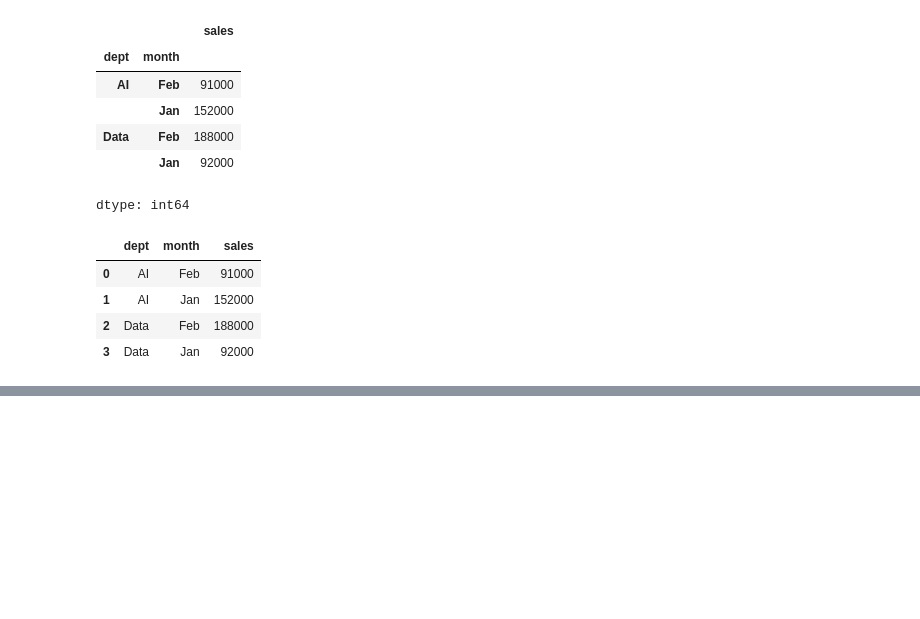
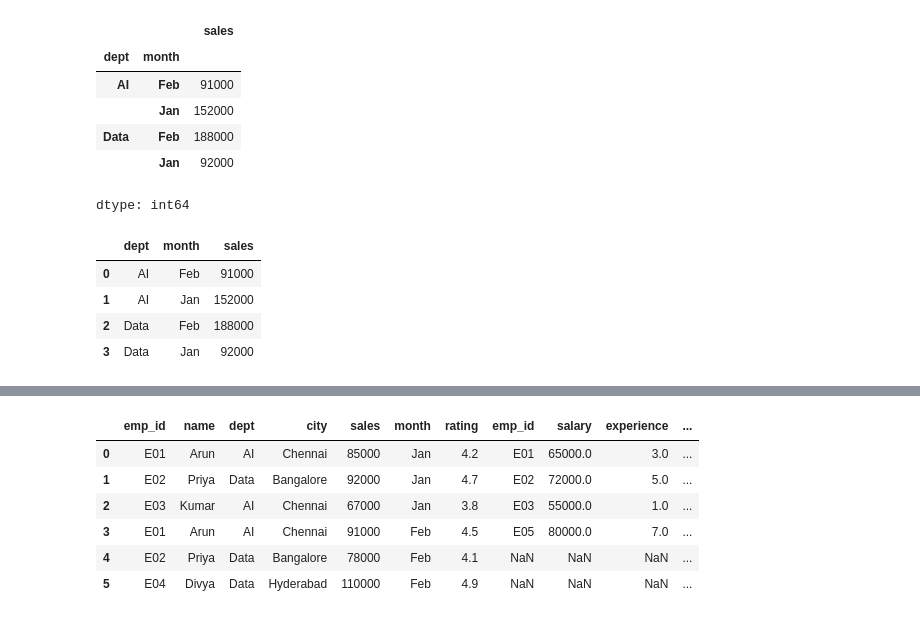
Before and after one commit to Allendecodes/Pandas_part_2, a Jupyter notebook: Pandas_part_2.ipynb, the cells around one changed output, grey strips where cells are left out. Drawn from its saved outputs; the diff is of its cells as text; code cells hidden in the pictures; blank space fills up the shorter version.

```diff
--- a/Pandas_part_2.ipynb
+++ b/Pandas_part_2.ipynb
@@ -119,0 +184,10 @@ dfs.groupby(['dept','month'], as_index=False)['sales'].sum() # as_index=False
+# %%
+pd.concat([dfs, dfe], axis=1) # Stack columns horizontally
+# %% [output]
+|  | emp_id | name | dept | city | sales | month | rating | emp_id | salary | experience | ... |
+| 0 | E01 | Arun | AI | Chennai | 85000 | Jan | 4.2 | E01 | 65000.0 | 3.0 | ... |
+| 1 | E02 | Priya | Data | Bangalore | 92000 | Jan | 4.7 | E02 | 72000.0 | 5.0 | ... |
+| 2 | E03 | Kumar | AI | Chennai | 67000 | Jan | 3.8 | E03 | 55000.0 | 1.0 | ... |
+| 3 | E01 | Arun | AI | Chennai | 91000 | Feb | 4.5 | E05 | 80000.0 | 7.0 | ... |
+| 4 | E02 | Priya | Data | Bangalore | 78000 | Feb | 4.1 | NaN | NaN | NaN | ... |
+| 5 | E04 | Divya | Data | Hyderabad | 110000 | Feb | 4.9 | NaN | NaN | NaN | ... |
```
Also changed, not shown: parts of 15 cells of this notebook.
